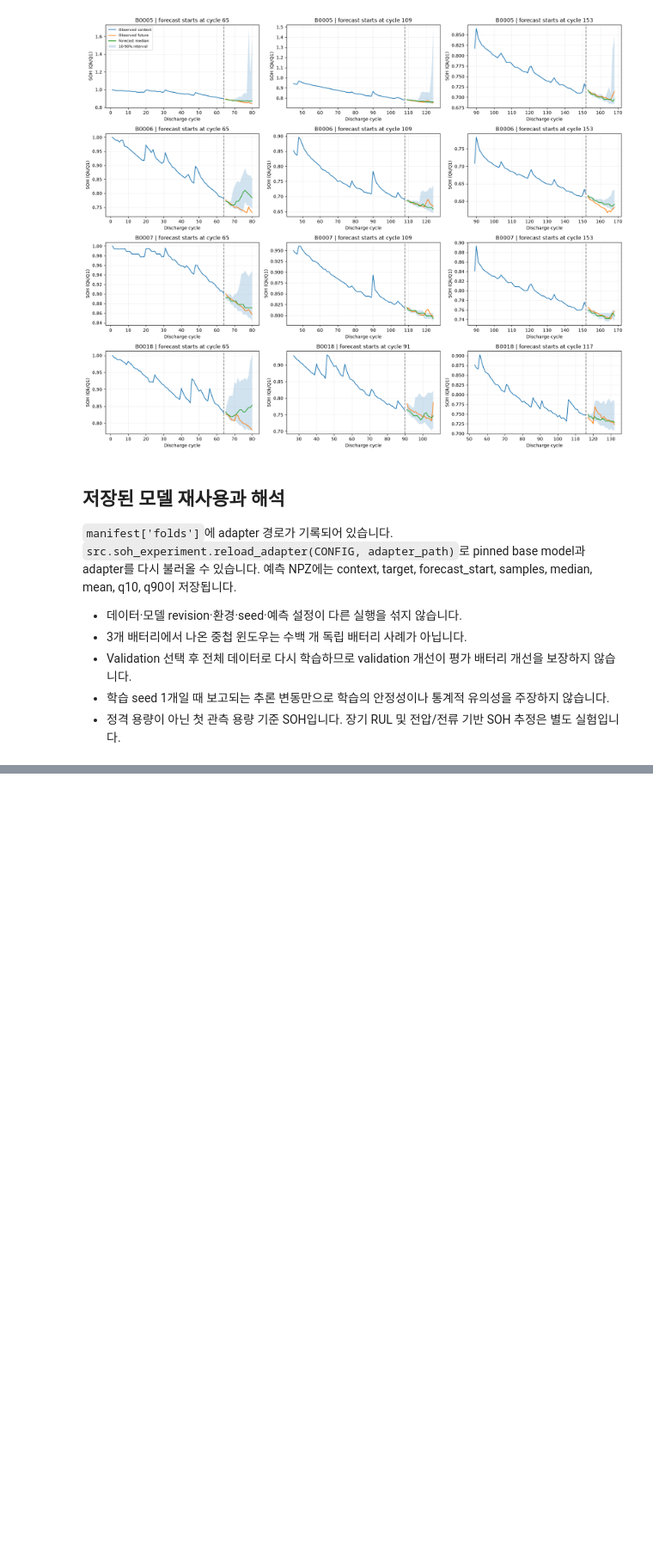
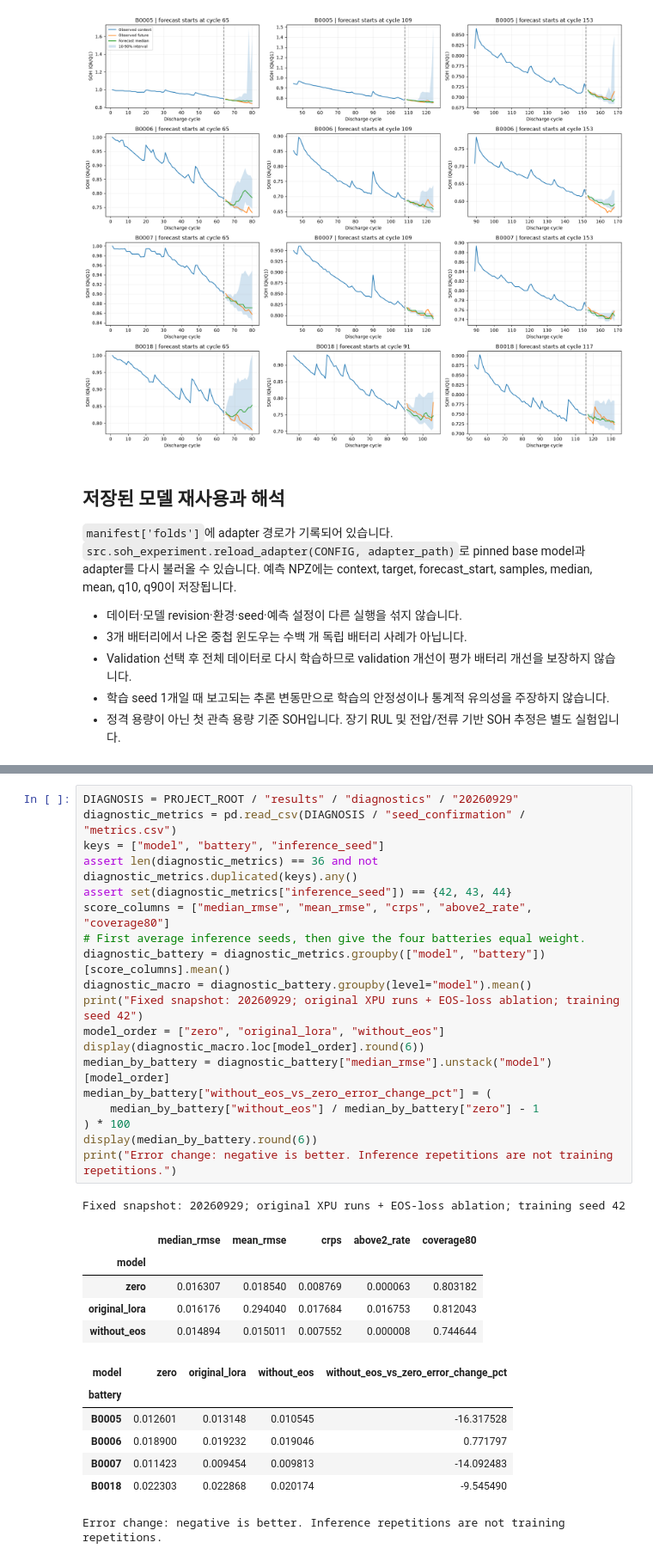
Before and after one commit to HongyeopYun/chronos-battery-soh, a Jupyter notebook: notebooks/03_chronos_lora_lobo.ipynb, the cells around one changed output, grey strips where cells are left out. Shown at 86% size. Drawn from its saved outputs; the diff is of its cells as text; blank space fills up the shorter version.

```diff
--- a/notebooks/03_chronos_lora_lobo.ipynb
+++ b/notebooks/03_chronos_lora_lobo.ipynb
@@ -185,0 +196,33 @@ plt.show()
+# %%
+DIAGNOSIS = PROJECT_ROOT / "results" / "diagnostics" / "20260929"
+diagnostic_metrics = pd.read_csv(DIAGNOSIS / "seed_confirmation" / "metrics.csv")
+keys = ["model", "battery", "inference_seed"]
+assert len(diagnostic_metrics) == 36 and not diagnostic_metrics.duplicated(keys).any()
+assert set(diagnostic_metrics["inference_seed"]) == {42, 43, 44}
+score_columns = ["median_rmse", "mean_rmse", "crps", "above2_rate", "coverage80"]
+# First average inference seeds, then give the four batteries equal weight.
+diagnostic_battery = diagnostic_metrics.groupby(["model", "battery"])[score_columns].mean()
+diagnostic_macro = diagnostic_battery.groupby(level="model").mean()
+print("Fixed snapshot: 20260929; original XPU runs + EOS-loss ablation; training seed 42")
+model_order = ["zero", "original_lora", "without_eos"]
+display(diagnostic_macro.loc[model_order].round(6))
+median_by_battery = diagnostic_battery["median_rmse"].unstack("model")[model_order]
+median_by_battery["without_eos_vs_zero_error_change_pct"] = (
+    median_by_battery["without_eos"] / median_by_battery["zero"] - 1
+) * 100
+display(median_by_battery.round(6))
+print("Error change: negative is better. Inference repetitions are not training repetitions.")
+# %% [output]
+Fixed snapshot: 20260929; original XPU runs + EOS-loss ablation; training seed 42
+|  | median_rmse | mean_rmse | crps | above2_rate | coverage80 |
+| model |  |  |  |  |  |
+| zero | 0.016307 | 0.018540 | 0.008769 | 0.000063 | 0.803182 |
+| original_lora | 0.016176 | 0.294040 | 0.017684 | 0.016753 | 0.812043 |
+| without_eos | 0.014894 | 0.015011 | 0.007552 | 0.000008 | 0.744644 |
+| model | zero | original_lora | without_eos | without_eos_vs_zero_error_change_pct |
+| battery |  |  |  |  |
+| B0005 | 0.012601 | 0.013148 | 0.010545 | -16.317528 |
+| B0006 | 0.018900 | 0.019232 | 0.019046 | 0.771797 |
+| B0007 | 0.011423 | 0.009454 | 0.009813 | -14.092483 |
+| B0018 | 0.022303 | 0.022868 | 0.020174 | -9.545490 |
+Error change: negative is better. Inference repetitions are not training repetitions.
```
Also changed, not shown: parts of 6 cells of this notebook, 4 other files.
